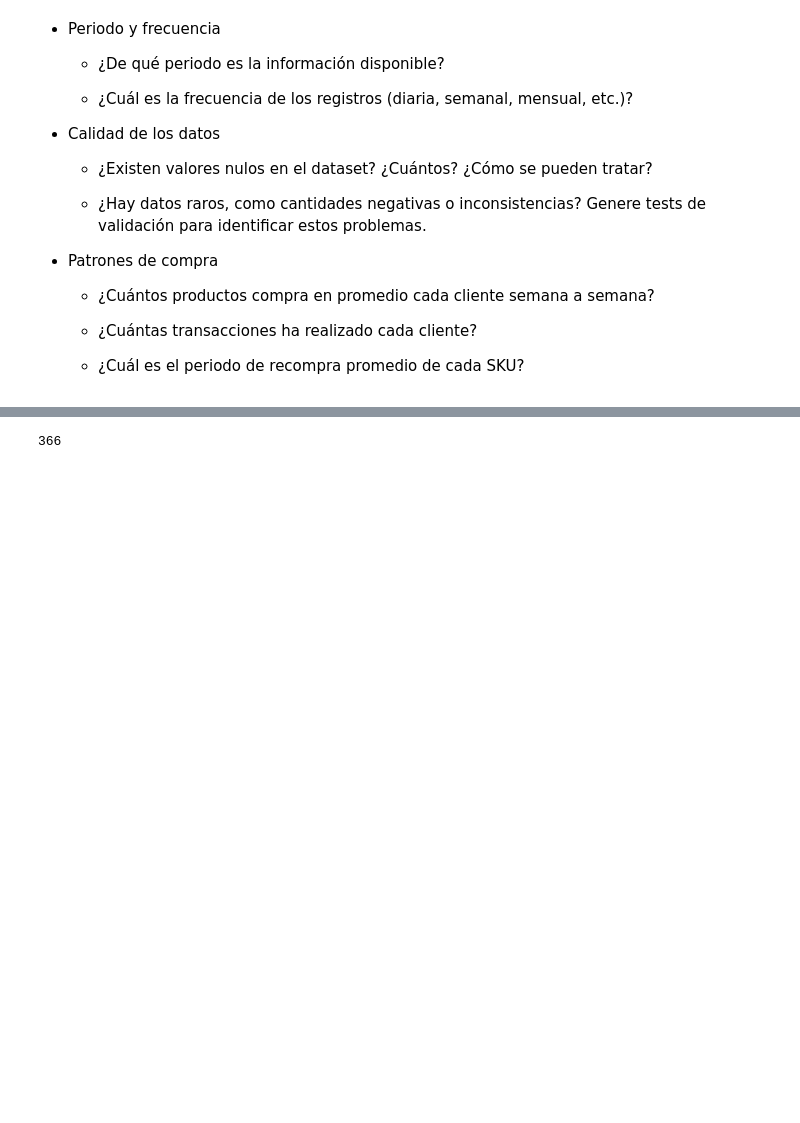
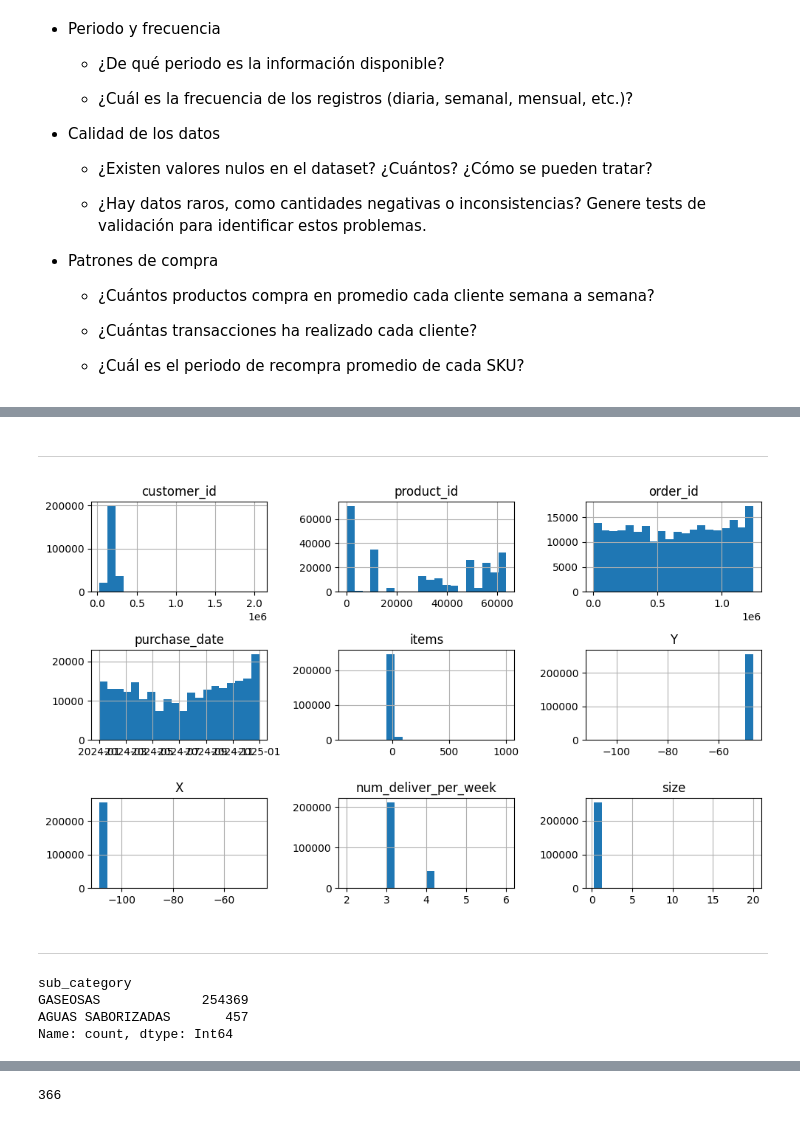
Before and after one commit to cristianjaram/MDS7202-labs, a Jupyter notebook: proyecto_lab/enunciado_entrega1.ipynb, the cells around one changed output, grey strips where cells are left out. Drawn from its saved outputs; the diff is of its cells as text; code cells hidden in the pictures; blank space fills up the shorter version.

```diff
--- a/proyecto_lab/enunciado_entrega1.ipynb
+++ b/proyecto_lab/enunciado_entrega1.ipynb
@@ -253,9 +234,0 @@ Name: count, dtype: int64
-# %%
-# Limipar ID Clientes
-id_clientes = clientes['customer_id'].unique()
-id_clientes.sort()
-for x in id_clientes:
-    print(x)
-
-""" id_clientes = id_clientes[:-2]  # Excluir los dos últimos IDs no válidos
-clientes = clientes[clientes['customer_id'].isin(id_clientes)] """
@@ -311,3 +255,5 @@ plt.show()
+# %%
+clientes.drop_duplicates(subset=['X','Y'], keep='first', inplace=True)
 # %% [markdown]
 ---
 # %% [markdown]
@@ -467,0 +345,2 @@ plt.show()
+# %%
+data = transacciones.merge(clientes, on='customer_id', how='inner').merge(productos, on='product_id', how='inner')
@@ -502,0 +416,8 @@ Se deben responder preguntas a partir de lo que puedan visualizar/obtener, por e
+# %%
+print(data['region_id'].value_counts())
+
+print(data['zone_id'].value_counts())
+
+print(data['num_visit_per_week'].value_counts())
+
+data = data.drop(columns=['region_id', 'zone_id', 'num_visit_per_week'])
@@ -502,0 +434,17 @@ Se deben responder preguntas a partir de lo que puedan visualizar/obtener, por e
+# %% [markdown]
+---
+# %%
+data.hist(column=data.columns, bins=20, figsize=(10, 6))
+plt.tight_layout()
+plt.show()
+# %% [output]
+[figure, added]
+# %% [markdown]
+---
+# %%
+data['sub_category'].value_counts()
+# %% [output]
+sub_category
+GASEOSAS             254369
+AGUAS SABORIZADAS       457
+Name: count, dtype: Int64
```
Also changed, not shown: parts of 37 cells of this notebook.
